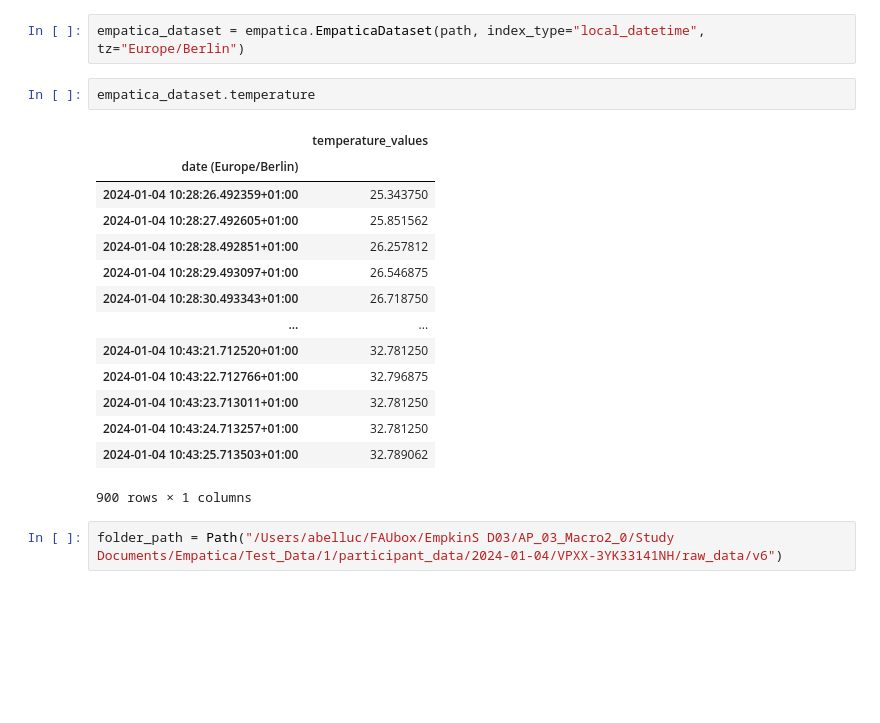
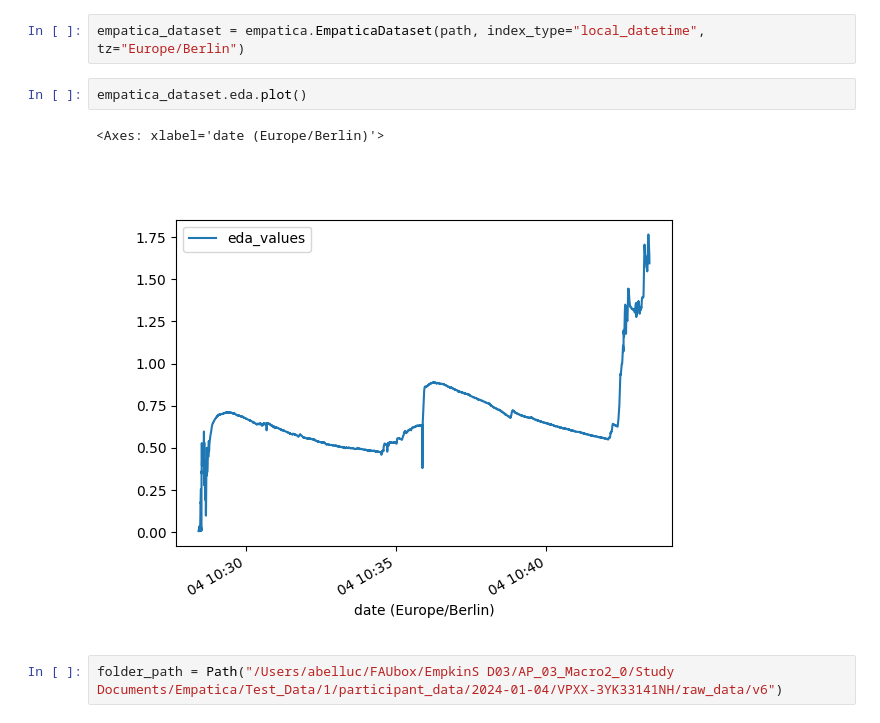
Before and after one commit to empkins/empkins-io, a Jupyter notebook: examples/empatica/Import_Empatica.ipynb, the cells around one changed output. Saved outputs shown, nothing was run; the diff lists cells and outputs as text; blank space fills up the shorter version.

```diff
--- a/examples/empatica/Import_Empatica.ipynb
+++ b/examples/empatica/Import_Empatica.ipynb
@@ -15,23 +18,11 @@ from matplotlib import pyplot as plt
 path = Path("/Users/abelluc/FAUbox/EmpkinS D03/AP_03_Macro2_0/Study Documents/Empatica/Test_Data/1/participant_data/2024-01-04/VPXX-3YK33141NH/raw_data/v6/1-1-VPXX_1704360505.avro")
 # %%
 empatica_dataset = empatica.EmpaticaDataset(path, index_type="local_datetime", tz="Europe/Berlin")
-# %%
-empatica_dataset.temperature
-# %% [output]
-|  | temperature_values |
-| date (Europe/Berlin) |  |
-| 2024-01-04 10:28:26.492359+01:00 | 25.343750 |
-| 2024-01-04 10:28:27.492605+01:00 | 25.851562 |
-| 2024-01-04 10:28:28.492851+01:00 | 26.257812 |
-| 2024-01-04 10:28:29.493097+01:00 | 26.546875 |
-| 2024-01-04 10:28:30.493343+01:00 | 26.718750 |
-| ... | ... |
-| 2024-01-04 10:43:21.712520+01:00 | 32.781250 |
-| 2024-01-04 10:43:22.712766+01:00 | 32.796875 |
-| 2024-01-04 10:43:23.713011+01:00 | 32.781250 |
-| 2024-01-04 10:43:24.713257+01:00 | 32.781250 |
-| 2024-01-04 10:43:25.713503+01:00 | 32.789062 |
-900 rows × 1 columns
+# %%
+empatica_dataset.eda.plot()
+# %% [output]
+<Axes: xlabel='date (Europe/Berlin)'>
+[figure, added]
 # %%
 folder_path = Path("/Users/abelluc/FAUbox/EmpkinS D03/AP_03_Macro2_0/Study Documents/Empatica/Test_Data/1/participant_data/2024-01-04/VPXX-3YK33141NH/raw_data/v6")
 # %%
```
Also changed, not shown: parts of 1 cell of this notebook, 3 other files.
